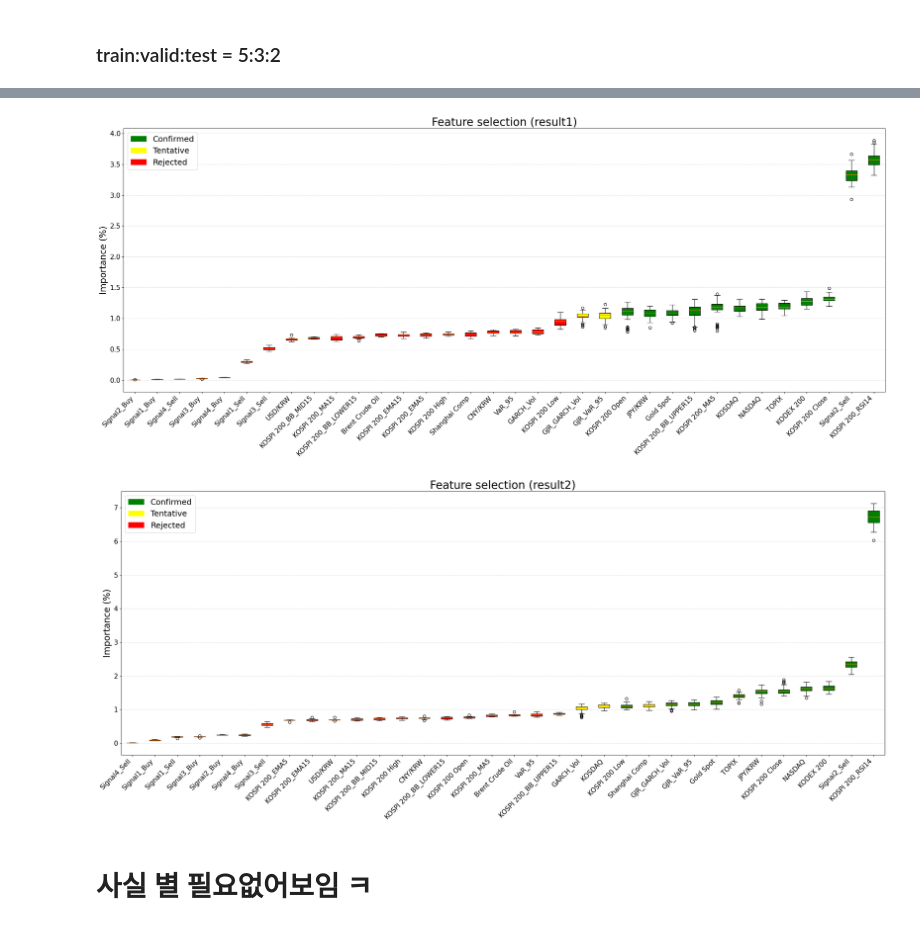
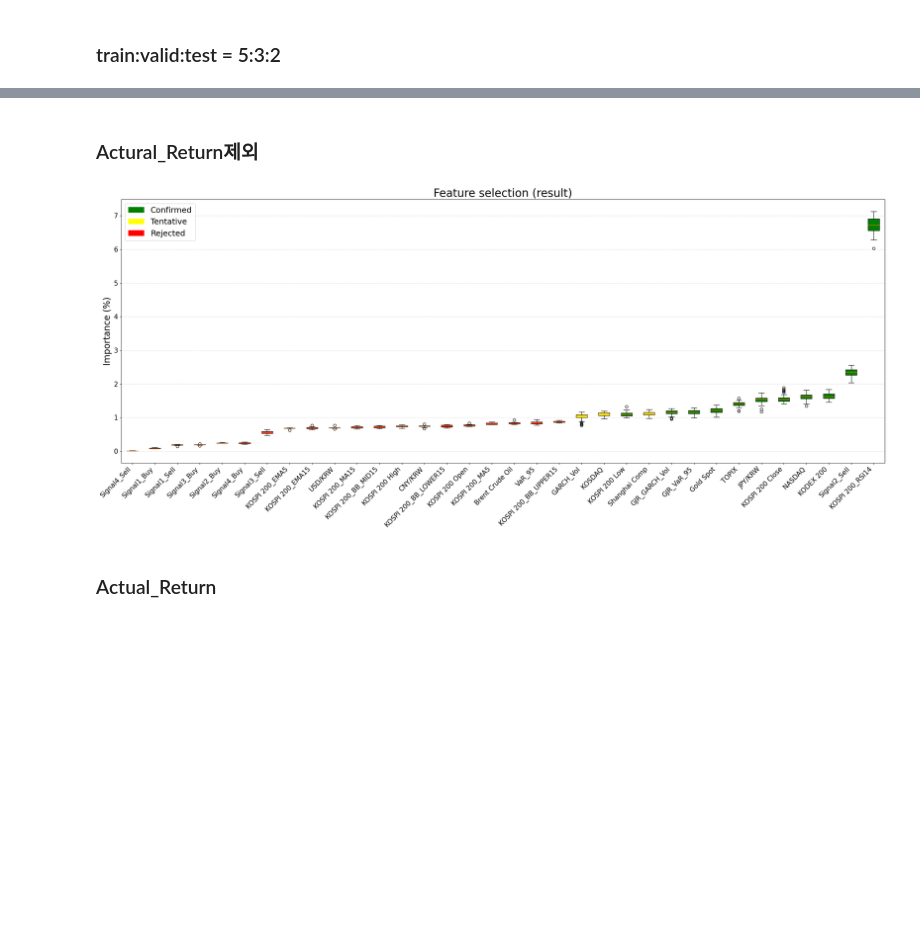
Before and after one commit to Dooman-cloud/TS-RL---, a Jupyter notebook: notebooks/sharing/05. Boruta.ipynb, the cells around one changed output, grey strips where cells are left out. Drawn from its saved outputs; the diff is of its cells as text; code cells hidden in the pictures; blank space fills up the shorter version.

```diff
--- a/notebooks/sharing/05. Boruta.ipynb
+++ b/notebooks/sharing/05. Boruta.ipynb
@@ -53,9 +45,4 @@ X_scaled
 # %% [markdown]
 ### train:valid:test = 5:3:2
-# %%
-#데이터 셋을 5:3:2로 나누기
-
-X_scaled_train=X_scaled[:int(0.5*len(X_scaled))]
-y_train=y[:int(0.5*len(y))]
 # %%
 # 랜덤 포레스트 + Boruta (class_weight 2개 자동 실행)
@@ -191,28 +258,42 @@ balanced 변수 중요도(%)
+# %% [markdown]
+### Actural_Return제외
 # %%
-# result1, result2 각각 동일 로직으로 시각화
 
 def plot_boruta_result(selector, plot_title):
+    feature_names = X_train.columns
+    n_features = len(feature_names)
+
     # Boruta importance history 가져오기
     imp_history = np.array(selector.importance_history_)
-    n_features = len(X.columns)
+    if imp_history.ndim == 1:
+        imp_history = imp_history.reshape(1, -1)
 
-    # Z-score를 퍼센트로 변환 (전부 NaN이면 raw importance로 폴백)
     imp_real = imp_history[:, :n_features].astype(float)
     imp_real[imp_real == 0] = np.nan
+
+    # 퍼센트 변환 (분모 0 행은 NaN 유지)
     row_sums = np.nansum(imp_real, axis=1, keepdims=True)
     row_sums[row_sums == 0] = np.nan
     imp_pct_local = 100 * imp_real / row_sums
 
+    # 전부 NaN이면 raw importance로 폴백
     use_fallback_raw = np.isnan(imp_pct_local).all()
     plot_values = imp_real if use_fallback_raw else imp_pct_local
-    y_label = "Importance (Z-score)" if use_fallback_raw else "Importance (%)"
+    y_label = 'Importance (Z-score)' if use_fallback_raw else 'Importance (%)'
 
-    # 평균 importance 계산
-    mean_imp = np.nanmean(plot_values, axis=0)
+    # 경고 없는 평균 importance 계산 (all-NaN 컬럼은 0)
+    valid_counts = np.sum(np.isfinite(plot_values), axis=0)
+    sum_vals = np.nansum(plot_values, axis=0)
+    mean_imp = np.divide(
+        sum_vals,
+        valid_counts,
+        out=np.zeros(n_features, dtype=float),
+        where=valid_counts > 0
+    )
 
     # DataFrame 생성 및 정렬
     feat_df_local = pd.DataFrame({
-        'feature': X.columns,
+        'feature': feature_names,
         'mean_importance': mean_imp,
         'status': ['Rejected'] * n_features
     })
@@ -224,7 +305,7 @@ def plot_boruta_result(selector, plot_title):
     # Boxplot 데이터 준비
     sorted_features = feat_df_local['feature'].tolist()
     sorted_status = feat_df_local['status'].tolist()
-    sorted_idx = [list(X.columns).index(f) for f in sorted_features]
+    sorted_idx = [list(feature_names).index(f) for f in sorted_features]
     values_sorted = plot_values[:, sorted_idx]
 
     box_data = []
@@ -238,47 +319,42 @@ def plot_boruta_result(selector, plot_title):
         box_data.append(vals)
         valid_features.append(feat)
         valid_status.append(sorted_status[i])
 
-    if len(box_data) == 0:
-        raise ValueError(f"{plot_title}: 표시할 유효 importance 값이 없습니다. Boruta max_iter를 늘려보세요.")
-
     # 색상 설정
     color_map = {'Confirmed': 'green', 'Tentative': 'yellow', 'Rejected': 'red'}
     box_colors = [color_map[s] for s in valid_status]
 
-    # Plot (가장 큰 변수 제외) -> Boruta돌리고 크기차이 너무 날 경우
+    # 가장 큰 변수 제외
     box_data = box_data[:-1] if len(box_data) > 1 else box_data
     valid_features = valid_features[:-1] if len(valid_features) > 1 else valid_features
     box_colors = box_colors[:-1] if len(box_colors) > 1 else box_colors
 
     plt.figure(figsize=(25, 11))
     bp = plt.boxplot(box_data, patch_artist=True)
     for patch, color in zip(bp['boxes'], box_colors):
         patch.set_facecolor(color)
 
-    plt.xticks(range(1, len(valid_features)+1), valid_features,
-               rotation=45, ha='right', fontsize=15)
+    plt.xticks(range(1, len(valid_features) + 1), valid_features, rotation=45, ha='right', fontsize=15)
     plt.ylabel(y_label, fontsize=20)
     plt.yticks(fontsize=15)
     plt.title(plot_title, fontsize=25)
     plt.grid(axis='y', linestyle='--', alpha=0.5)
 
-    legend_elements = [Patch(facecolor='green', label='Confirmed'),
-                       Patch(facecolor='yellow', label='Tentative'),
-                       Patch(facecolor='red', label='Rejected')]
+    legend_elements = [
+        Patch(facecolor='green', label='Confirmed'),
+        Patch(facecolor='yellow', label='Tentative'),
+        Patch(facecolor='red', label='Rejected')
+    ]
     plt.legend(handles=legend_elements, loc='upper left', fontsize=18)
     plt.tight_layout()
     plt.show()
 
     return feat_df_local, plot_values
 
 
-# 2개 결과 각각 plot
-feat_df_result1, imp_pct_result1 = plot_boruta_result(result1, "Feature selection (result1)")
-feat_df_result2, imp_pct_result2 = plot_boruta_result(result2, "Feature selection (result2)")
+feat_df_result, imp_pct_result = plot_boruta_result(result, 'Feature selection (result)')
 # %% [output]
-[figure, old version]
+[figure, new version]
-[figure, removed]
 # %% [markdown]
-# 사실 별 필요없어보임 ㅋ
+### Actual_Return
 # %%
```
Also changed, not shown: parts of 11 cells of this notebook, 1 other file.
